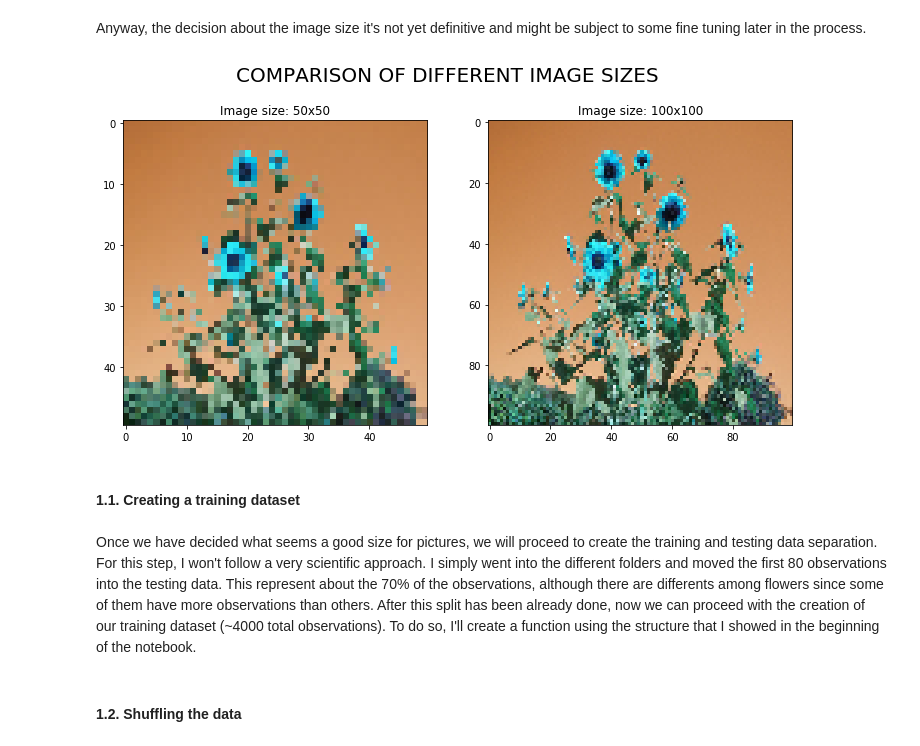
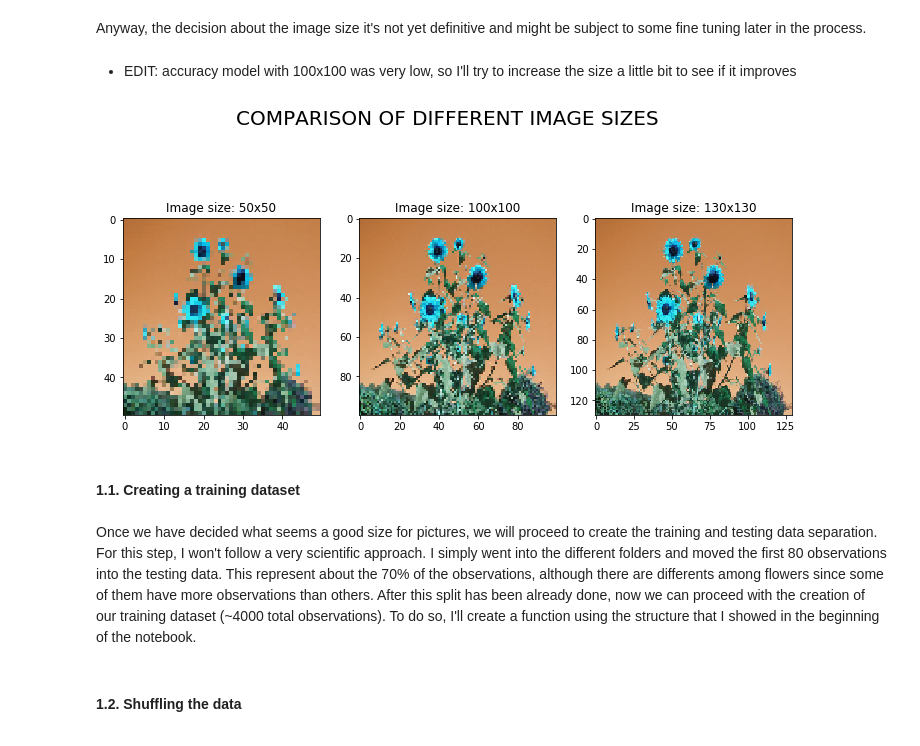
Before and after one commit to dfelicesm/Image-Recognition-Convolutional-Neural-Networks-with-Keras, a Jupyter notebook: flower-recognition.ipynb, the cells around one changed output. Saved outputs shown, nothing was run; the diff lists cells and outputs as text; code cells hidden in the pictures.

```diff
--- a/flower-recognition.ipynb
+++ b/flower-recognition.ipynb
@@ -16,24 +22,27 @@ I will try to reduce image size and see if it is clear enough for the model to r
 For example, if we try with a size of 50, it is way too much reduction, but with 100x100 seems to be enough.
 # %% [markdown]
 Anyway, the decision about the image size it's not yet definitive and might be subject to some fine tuning later in the process.
+# %% [markdown]
+* EDIT: accuracy model with 100x100 was very low, so I'll try to increase the size a little bit to see if it improves
 # %%
-path = "/Users/Diego/Documents/GitHub/flower-recognition/data/Train/sunflower/" #Choose whatever path suitable
+path = "data/Train/sunflower/"
 photo = "1788133737_b1133d1aa7.jpg" #just select manually an image to avoid problems with exceptions
 
-f, ax = plt.subplots(1, 2, figsize = (12, 6))
+f, ax = plt.subplots(1, 3, figsize = (12, 6))
 f.suptitle("COMPARISON OF DIFFERENT IMAGE SIZES", fontsize = 20)
 ax[0].imshow(cv2.resize(cv2.imread(path + photo), (50, 50)))
 ax[0].set_title("Image size: 50x50")
 ax[1].imshow(cv2.resize(cv2.imread(path + photo), (100, 100)))
 ax[1].set_title("Image size: 100x100")
+ax[2].imshow(cv2.resize(cv2.imread(path + photo), (130, 130)))
+ax[2].set_title("Image size: 130x130")
 plt.show()
 # %% [output]
-[figure, old version]
+[figure, new version]
 # %% [markdown]
 #### 1.1. Creating a training dataset
 # %% [markdown]
-Once we have decided what seems a good size for pictures, we will proceed to create the training and testing data separation. For this step, I won't follow a very scientific approach. I simply went into the different folders and moved the first 80 observations into the testing data. This represent about the 70% of the observations, although there are differents among flowers since some of them have more observations than others.
-After this split has been already done, now we can proceed with the creation of our training dataset (~4000 total observations). To do so, I'll create a function using the structure that I showed in the beginning of the notebook.
+Once we have decided what seems a good size for pictures, we will proceed to create the training and testing data separation. For this step, I won't follow a very scientific approach. I simply went into the different folders and moved the first 80 observations into the testing data. This represent about the 70% of the observations, although there are differents among flowers since some of them have more observations than others. After this split has been already done, now we can proceed with the creation of our training dataset (~4000 total observations). To do so, I'll create a function using the structure that I showed in the beginning of the notebook.
 # %%
 pic_size = 100
 training = []
```
Also changed, not shown: parts of 20 cells of this notebook, 20 other files.
